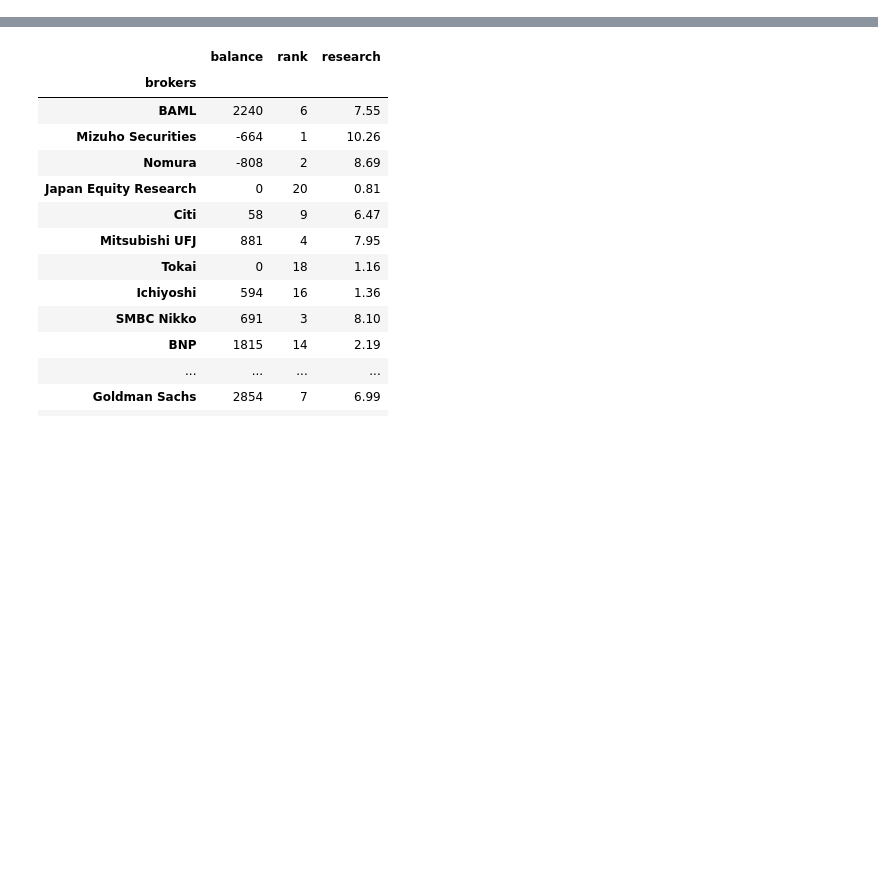
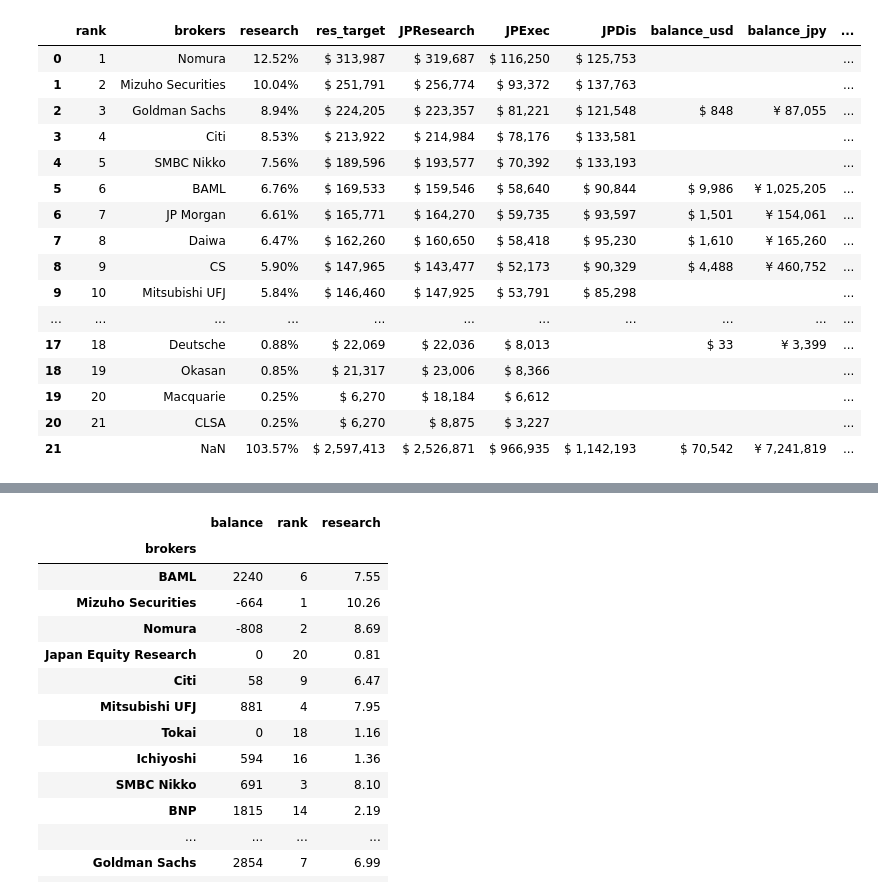
Before and after one commit to vico/web_monitor, a Jupyter notebook: notebooks/Commission.ipynb, the cells around one changed output, grey strips where cells are left out. Saved outputs shown, nothing was run; the diff lists cells and outputs as text; code cells hidden in the pictures; blank space fills up the shorter version.

```diff
--- a/notebooks/Commission.ipynb
+++ b/notebooks/Commission.ipynb
@@ -114,9 +192,9 @@ def format_2f(df):
 # Asia commission budget is 2mm  USD per year
 # Japan has gone through a few iterations but it's basically approximately 7.5 mm USD per year
 jp_annual_commission_budget = 7500000  # usd
-asia_annual_commission_budget = 2000000 # usd
+asia_annual_commission_budget = 2000000  # usd
 jp_quarter_commission_budget = jp_annual_commission_budget / 4.0
 asia_quarter_commission_budget = asia_annual_commission_budget / 4.0
 
-jp_quarter_commission_budget = 1880911  # to make it same with old system
+jp_quarter_commission_budget = 10031527/4.0  # to make it same with old system 2016Q1
 # %%
@@ -144,3 +228,57 @@ jp_ranks_df = pd.DataFrame(data).set_index('brokers')
+# %%
+table = calculate_commission(quarter_trades, jp_ranks_df, jp_quarter_commission_budget, usd_jpy)
+qtd_clearing = "{:,.0f}".format(quarter_trades['Clearing'].sum())
+ytd_clearing = "{:,.0f}".format(ytd_trades['Clearing'].sum())
+
+months = ['Jan', 'Feb', 'Mar', 'Apr', 'May', 'Jun', 'Jul', 'Aug', 'Sep', 'Oct', 'Nov', 'Dec']
+mon1, mon2, mon3 = {
+    1: months[0:3],
+    2: months[3:6],
+    3: months[6:9],
+    4: months[9:]
+}[quarter]
+
+if quarter == 1:
+    m1, m2, m3 = [1, 2, 3]
+elif quarter == 2:
+    m1, m2, m3 = [4, 5, 6]
+
+mon1_trades = quarter_trades['{}-{:02d}'.format(date.year, m1)]
+soft1 = "{:,.0f}".format(mon1_trades[(mon1_trades['brokerName'] == 'Soft')]['JPResearch'].sum())
+soft_ms1 = "{:,.0f}".format(mon1_trades[mon1_trades['brokerName'] == 'Soft']['JPExec'].sum())
+
+mon2_trades = quarter_trades['{}-{:02d}'.format(date.year, m2)]
+soft2 = "{:,.0f}".format(mon2_trades[(mon2_trades['brokerName'] == 'Soft')]['JPResearch'].sum())
+soft_ms2 = "{:,.0f}".format(mon2_trades[mon2_trades['brokerName'] == 'Soft']['JPExec'].sum())
+
+mon3_trades = quarter_trades['{}-{:02d}'.format(date.year, m3)]
+soft3 = "{:,.0f}".format(mon3_trades[(mon3_trades['brokerName'] == 'Soft')]['JPResearch'].sum())
+soft_ms3 = "{:,.0f}".format(mon3_trades[mon3_trades['brokerName'] == 'Soft']['JPExec'].sum())
+
+soft_qtd = '{:,.0f}'.format(quarter_trades[(quarter_trades['brokerName'] == 'Soft') &
+                          (quarter_trades['currencyCode'] == 'JPY')]['JPResearch'].sum())
+soft_msqtd = '{:,.0f}'.format(quarter_trades[(quarter_trades['brokerName'] == 'Soft') &
+                          (quarter_trades['currencyCode'] == 'JPY')]['JPExec'].sum())
+# %%
+table
+# %% [output]
+|  | rank | brokers | research | res_target | JPResearch | JPExec | JPDis | balance_usd | balance_jpy | ... |
+| 0 | 1 | Nomura | 12.52% | $ 313,987 | $ 319,687 | $ 116,250 | $ 125,753 |  |  | ... |
+| 1 | 2 | Mizuho Securities | 10.04% | $ 251,791 | $ 256,774 | $ 93,372 | $ 137,763 |  |  | ... |
+| 2 | 3 | Goldman Sachs | 8.94% | $ 224,205 | $ 223,357 | $ 81,221 | $ 121,548 | $ 848 | ¥ 87,055 | ... |
+| 3 | 4 | Citi | 8.53% | $ 213,922 | $ 214,984 | $ 78,176 | $ 133,581 |  |  | ... |
+| 4 | 5 | SMBC Nikko | 7.56% | $ 189,596 | $ 193,577 | $ 70,392 | $ 133,193 |  |  | ... |
+| 5 | 6 | BAML | 6.76% | $ 169,533 | $ 159,546 | $ 58,640 | $ 90,844 | $ 9,986 | ¥ 1,025,205 | ... |
+| 6 | 7 | JP Morgan | 6.61% | $ 165,771 | $ 164,270 | $ 59,735 | $ 93,597 | $ 1,501 | ¥ 154,061 | ... |
+| 7 | 8 | Daiwa | 6.47% | $ 162,260 | $ 160,650 | $ 58,418 | $ 95,230 | $ 1,610 | ¥ 165,260 | ... |
+| 8 | 9 | CS | 5.90% | $ 147,965 | $ 143,477 | $ 52,173 | $ 90,329 | $ 4,488 | ¥ 460,752 | ... |
+| 9 | 10 | Mitsubishi UFJ | 5.84% | $ 146,460 | $ 147,925 | $ 53,791 | $ 85,298 |  |  | ... |
+| ... | ... | ... | ... | ... | ... | ... | ... | ... | ... | ... |
+| 17 | 18 | Deutsche | 0.88% | $ 22,069 | $ 22,036 | $ 8,013 |  | $ 33 | ¥ 3,399 | ... |
+| 18 | 19 | Okasan | 0.85% | $ 21,317 | $ 23,006 | $ 8,366 |  |  |  | ... |
+| 19 | 20 | Macquarie | 0.25% | $ 6,270 | $ 18,184 | $ 6,612 |  |  |  | ... |
+| 20 | 21 | CLSA | 0.25% | $ 6,270 | $ 8,875 | $ 3,227 |  |  |  | ... |
+| 21 |  | NaN | 103.57% | $ 2,597,413 | $ 2,526,871 | $ 966,935 | $ 1,142,193 | $ 70,542 | ¥ 7,241,819 | ... |
 # %%
 currency_mask = ytd_trades['currencyCode'] == 'JPY'
 (ytd_trades.groupby(['brokerName', currency_mask])
```
Also changed, not shown: parts of 14 cells of this notebook, 4 other files.
